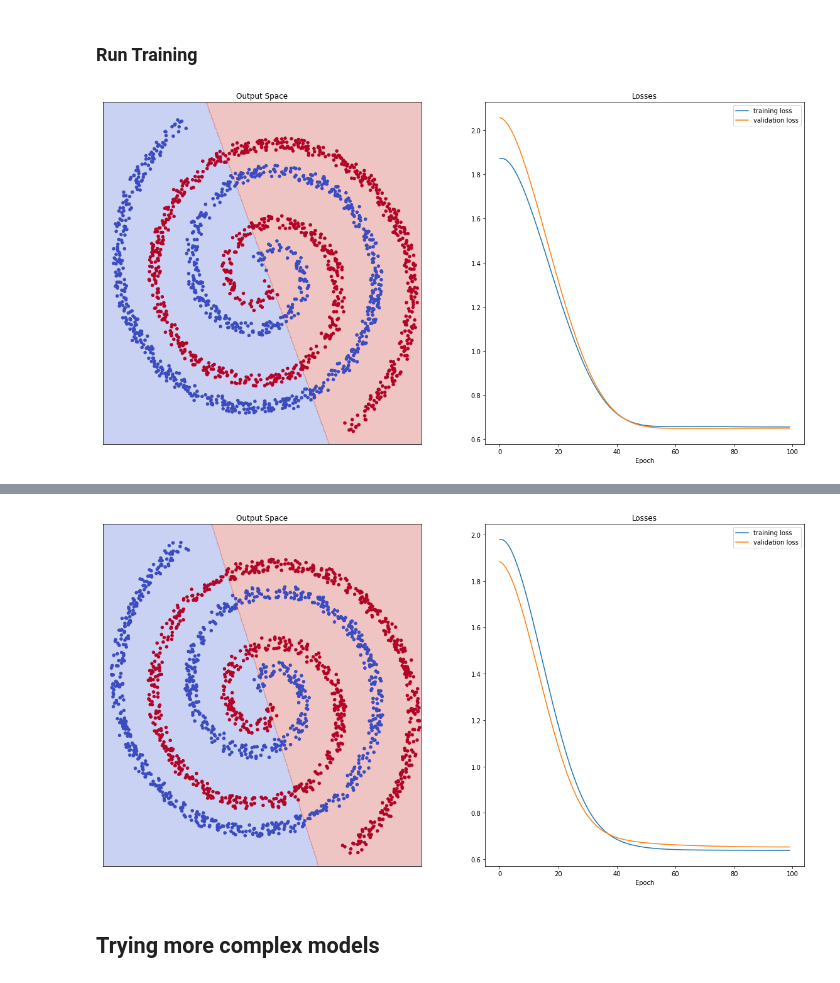
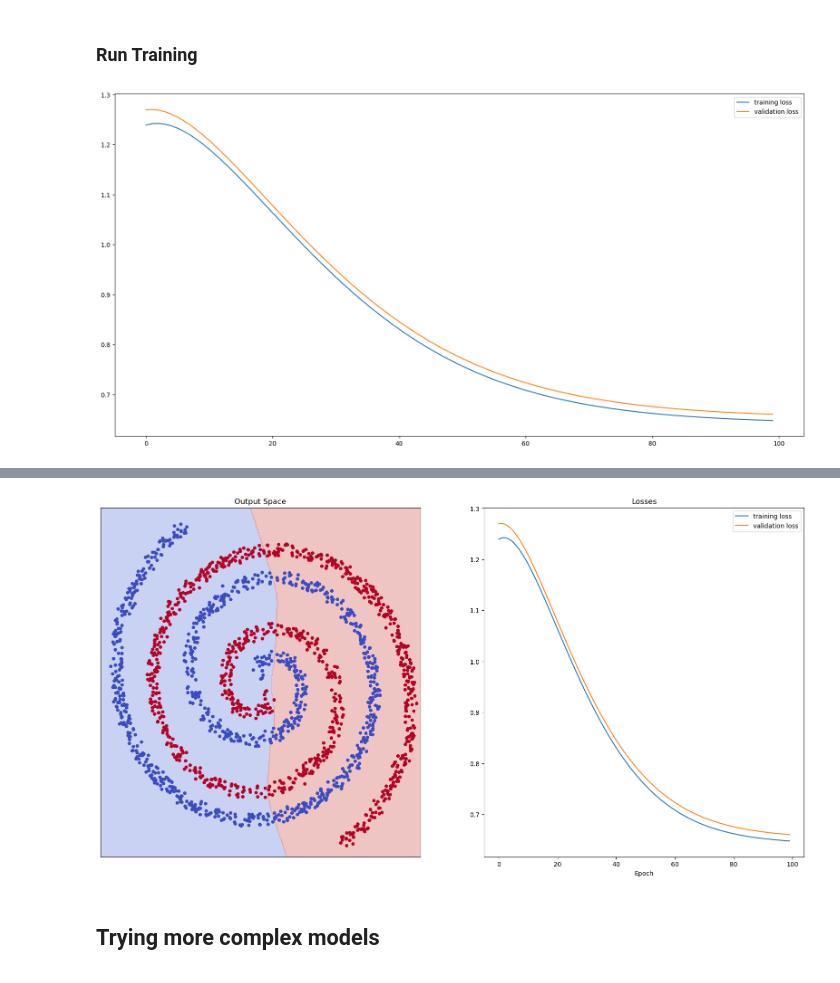
Before and after one commit to la1qa/XNAP-104407, a Jupyter notebook: W03_01_Intro_MLP.ipynb, the cells around one changed output, grey strips where cells are left out. Saved outputs shown, nothing was run; the diff lists cells and outputs as text; code cells hidden in the pictures.

```diff
--- a/W03_01_Intro_MLP.ipynb
+++ b/W03_01_Intro_MLP.ipynb
@@ -274,7 +274,7 @@ Next we will define our training loop: feedforward, calculate loss, back propaga
 In every step we also keep track of the evolution of our loss, and also the accuracy of our classifier.
 # %%
 # Training loop
-def train(x_train, y_train, x_val, y_val, criterion, model, optimizer, epochs=300, visualize_surface=False):
+def train(x_train, y_train, x_val, y_val, criterion, model, optimizer, epochs=300, visualize_surface=False, visualize_regressor=False):
 
     losses = {"train": [], "val": []} # Two lists to keep track of the evolution of our losses
 
@@ -309,7 +309,7 @@ def train(x_train, y_train, x_val, y_val, criterion, model, optimizer, epochs=30
 
         # Create plots
         display.clear_output(wait=True)
-        draw_plots(x_val, y_val, model, losses, visualize_surface, visualize_regressor = False)
+        draw_plots(x_val, y_val, model, losses, visualize_surface, visualize_regressor)
 
         print("Training: [EPOCH]: %i, [LOSS]: %.6f, [ACCURACY]: %.3f" % (t, loss.item(), train_acc))
         print("Validation: [EPOCH]: %i, [LOSS]: %.6f, [ACCURACY]: %.3f" % (t, val_loss.item(), val_acc))
@@ -391,6 +392,6 @@ ySpiralVal = ySpiralVal.to(device)
 # %%
 # You can set visualize_surface to False to omit the visualization of the output space. The training will be much faster this way
 
-losses = train(xSpiralTrain, ySpiralTrain, xSpiralVal, ySpiralVal, criterion, modelMLP, optimizer, visualize_surface=True, epochs = 100)
+losses = train(xSpiralTrain, ySpiralTrain, xSpiralVal, ySpiralVal, criterion, modelMLP, optimizer, visualize_surface=False, epochs = 100)
 # %% [output]
-[figure, old version]
+[figure, new version]
@@ -401,7 +402,7 @@ Validation: [EPOCH]: 99, [LOSS]: 0.649831, [ACCURACY]: 0.607
 
 draw_plots(xSpiralVal, ySpiralVal, modelMLP, losses, visualize_surface = True)
 # %% [output]
-[figure, old version]
+[figure, new version]
 # %% [markdown]
 ## Trying more complex models
 # %% [markdown]
```
Also changed, not shown: parts of 8 cells of this notebook.
